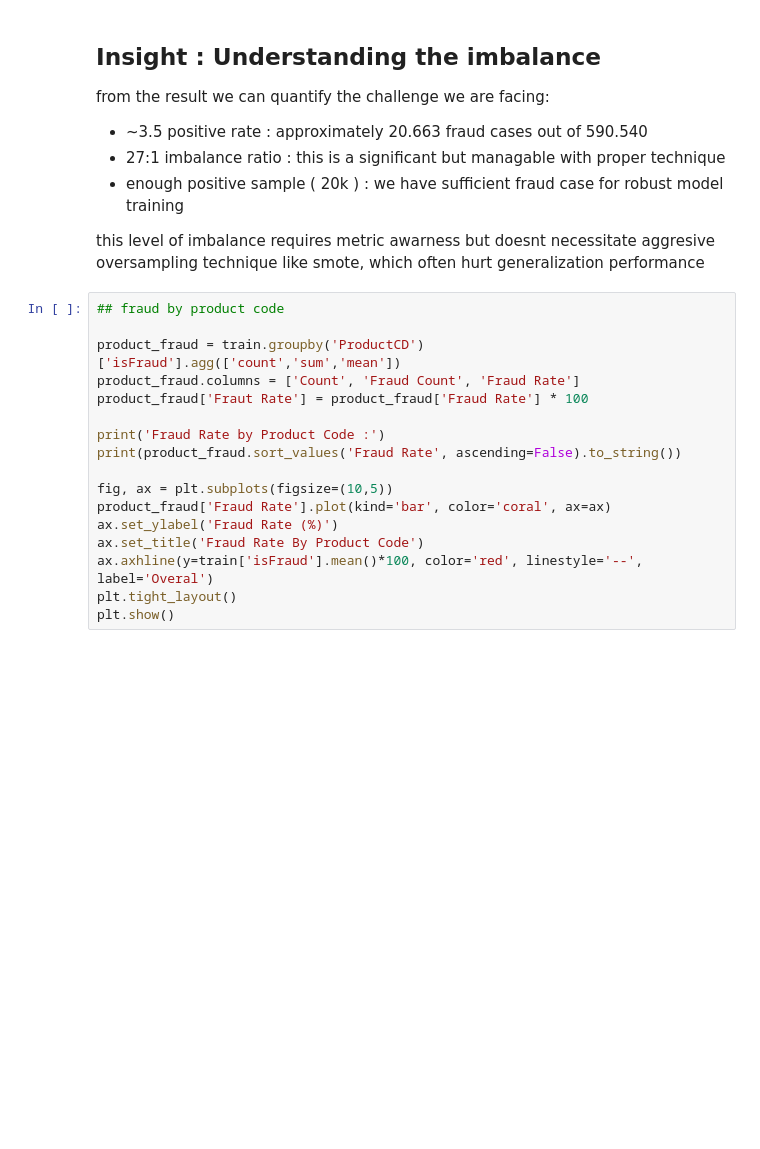
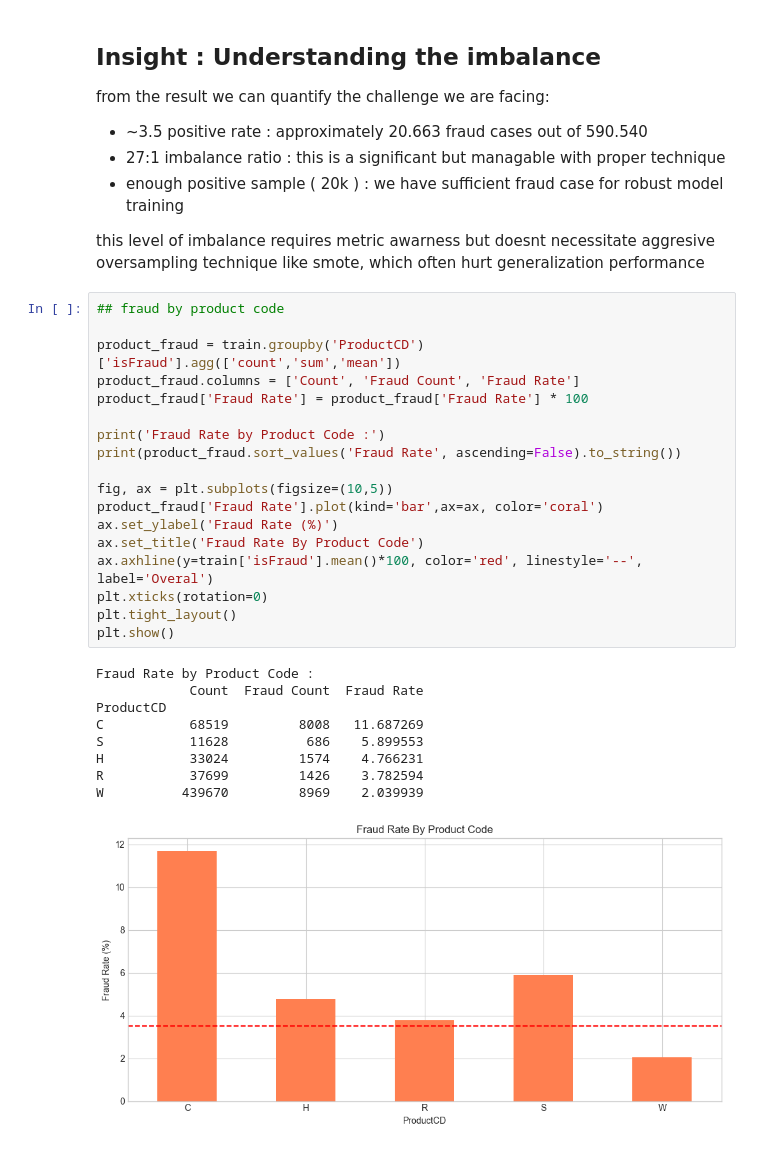
Before and after one commit to maxvyquincy9393/ieee-fraud-detection, a Jupyter notebook: notebook/05_target_distribution_imbalance.ipynb, the cells around one changed output. Drawn from its saved outputs; the diff is of its cells as text; blank space fills up the shorter version.

```diff
--- a/notebook/05_target_distribution_imbalance.ipynb
+++ b/notebook/05_target_distribution_imbalance.ipynb
@@ -74,17 +74,28 @@ this level of imbalance requires metric awarness but doesnt necessitate aggresiv
 # %%
 ## fraud by product code
 
 product_fraud = train.groupby('ProductCD')['isFraud'].agg(['count','sum','mean'])
 product_fraud.columns = ['Count', 'Fraud Count', 'Fraud Rate']
-product_fraud['Fraut Rate'] = product_fraud['Fraud Rate'] * 100
+product_fraud['Fraud Rate'] = product_fraud['Fraud Rate'] * 100
 
 print('Fraud Rate by Product Code :')
 print(product_fraud.sort_values('Fraud Rate', ascending=False).to_string())
 
 fig, ax = plt.subplots(figsize=(10,5))
-product_fraud['Fraud Rate'].plot(kind='bar', color='coral', ax=ax)
+product_fraud['Fraud Rate'].plot(kind='bar',ax=ax, color='coral')
 ax.set_ylabel('Fraud Rate (%)')
 ax.set_title('Fraud Rate By Product Code')
 ax.axhline(y=train['isFraud'].mean()*100, color='red', linestyle='--', label='Overal')
+plt.xticks(rotation=0)
 plt.tight_layout()
 plt.show()
+# %% [output]
+Fraud Rate by Product Code :
+            Count  Fraud Count  Fraud Rate
+ProductCD
+C           68519         8008   11.687269
+S           11628          686    5.899553
+H           33024         1574    4.766231
+R           37699         1426    3.782594
+W          439670         8969    2.039939
+[figure, added]
```
Also changed, not shown: parts of 5 cells of this notebook.
